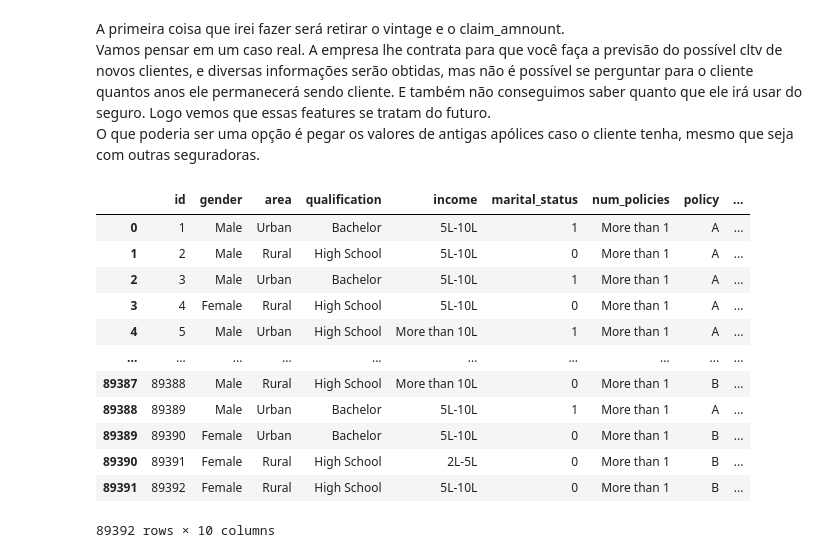
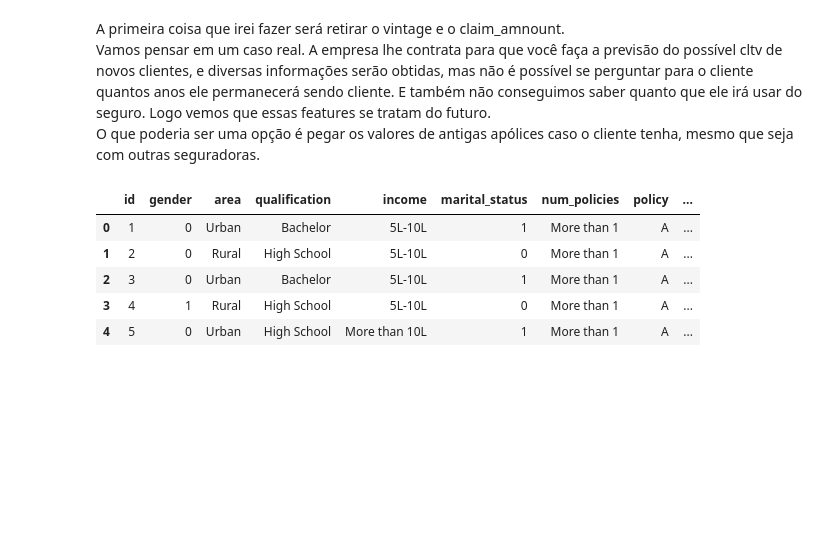
Before and after one commit to Gabriel07201/life_time_value_predictor, a Jupyter notebook: main.ipynb, the cells around one changed output. Saved outputs shown, nothing was run; the diff lists cells and outputs as text; code cells hidden in the pictures; blank space fills up the shorter version.

```diff
--- a/main.ipynb
+++ b/main.ipynb
@@ -316,18 +316,19 @@ A primeira coisa que irei fazer será retirar o vintage e o claim_amnount.
 Vamos pensar em um caso real. A empresa lhe contrata para que você faça a previsão do possível cltv de novos clientes, e diversas informações serão obtidas, mas não é possível se perguntar para o cliente quantos anos ele permanecerá sendo cliente. E também não conseguimos saber quanto que ele irá usar do seguro. Logo vemos que essas features se tratam do futuro.
 O que poderia ser uma opção é pegar os valores de antigas apólices caso o cliente tenha, mesmo que seja com outras seguradoras.
 # %%
-df.drop(['vintage', 'claim_amount'], axis=1)
+df = df.drop(['vintage', 'claim_amount'], axis=1)
-# %% [output]
-|  | id | gender | area | qualification | income | marital_status | num_policies | policy | ... |
-| 0 | 1 | Male | Urban | Bachelor | 5L-10L | 1 | More than 1 | A | ... |
-| 1 | 2 | Male | Rural | High School | 5L-10L | 0 | More than 1 | A | ... |
-| 2 | 3 | Male | Urban | Bachelor | 5L-10L | 1 | More than 1 | A | ... |
-| 3 | 4 | Female | Rural | High School | 5L-10L | 0 | More than 1 | A | ... |
-| 4 | 5 | Male | Urban | High School | More than 10L | 1 | More than 1 | A | ... |
-| ... | ... | ... | ... | ... | ... | ... | ... | ... | ... |
-| 89387 | 89388 | Male | Rural | High School | More than 10L | 0 | More than 1 | B | ... |
-| 89388 | 89389 | Male | Urban | Bachelor | 5L-10L | 1 | More than 1 | A | ... |
-| 89389 | 89390 | Female | Urban | Bachelor | 5L-10L | 0 | More than 1 | B | ... |
-| 89390 | 89391 | Female | Rural | High School | 2L-5L | 0 | More than 1 | B | ... |
-| 89391 | 89392 | Female | Rural | High School | 5L-10L | 0 | More than 1 | B | ... |
-89392 rows × 10 columns
+# %%
+replace = {
+    'Male' : 0,
+    'Female' : 1,
+}
+
+df['gender'] = df['gender'].map(replace)
+df.head()
+# %% [output]
+|  | id | gender | area | qualification | income | marital_status | num_policies | policy | ... |
+| 0 | 1 | 0 | Urban | Bachelor | 5L-10L | 1 | More than 1 | A | ... |
+| 1 | 2 | 0 | Rural | High School | 5L-10L | 0 | More than 1 | A | ... |
+| 2 | 3 | 0 | Urban | Bachelor | 5L-10L | 1 | More than 1 | A | ... |
+| 3 | 4 | 1 | Rural | High School | 5L-10L | 0 | More than 1 | A | ... |
+| 4 | 5 | 0 | Urban | High School | More than 10L | 1 | More than 1 | A | ... |
```
Also changed, not shown: 1 other file.
